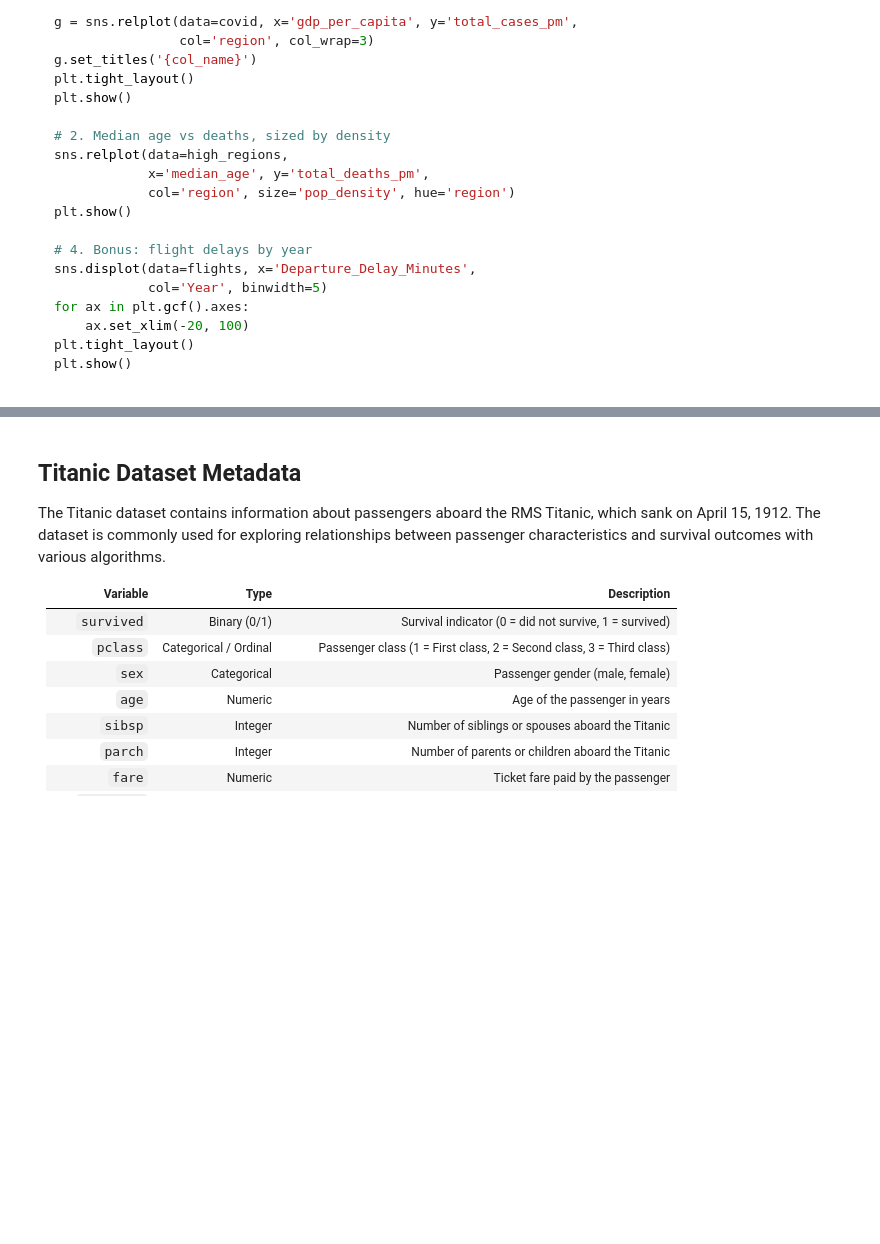
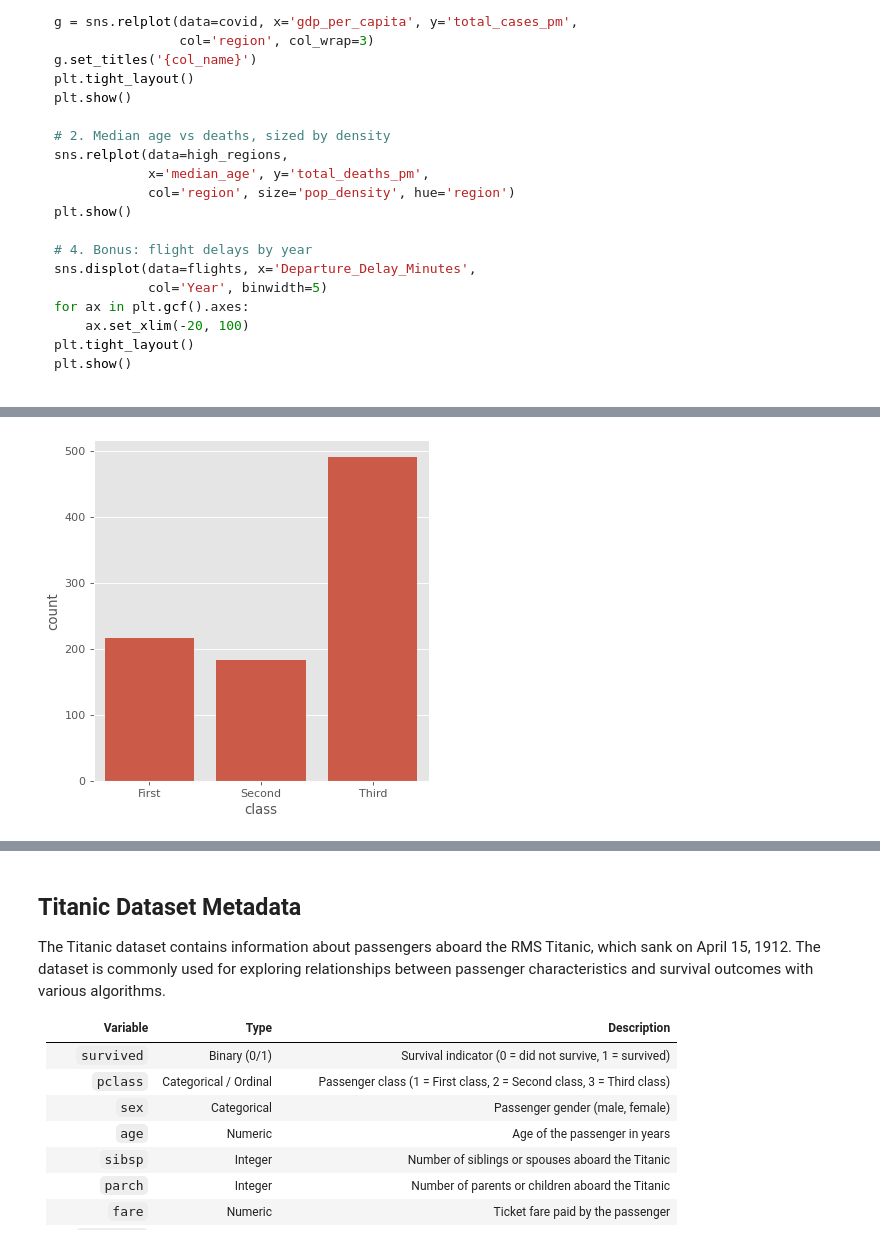
Before and after one commit to mlekimchi/data271_sp26, a Jupyter notebook: lectures/data271_lec23-ekc.ipynb, the cells around one changed output, grey strips where cells are left out. Drawn from its saved outputs; the diff is of its cells as text; code cells hidden in the pictures; folded sections open; blank space fills up the shorter version.

```diff
--- a/lectures/data271_lec23-ekc.ipynb
+++ b/lectures/data271_lec23-ekc.ipynb
@@ -328,0 +348,10 @@ plt.show()
+# %%
+# Count passengers by each class
+
+sns.catplot(
+    data=titanic,
+    x="class",
+    kind="count"#, hue="survived"     # we can separate by...survival
+);
+# %% [output]
+[figure, added]
```
Also changed, not shown: parts of 4 cells of this notebook.
